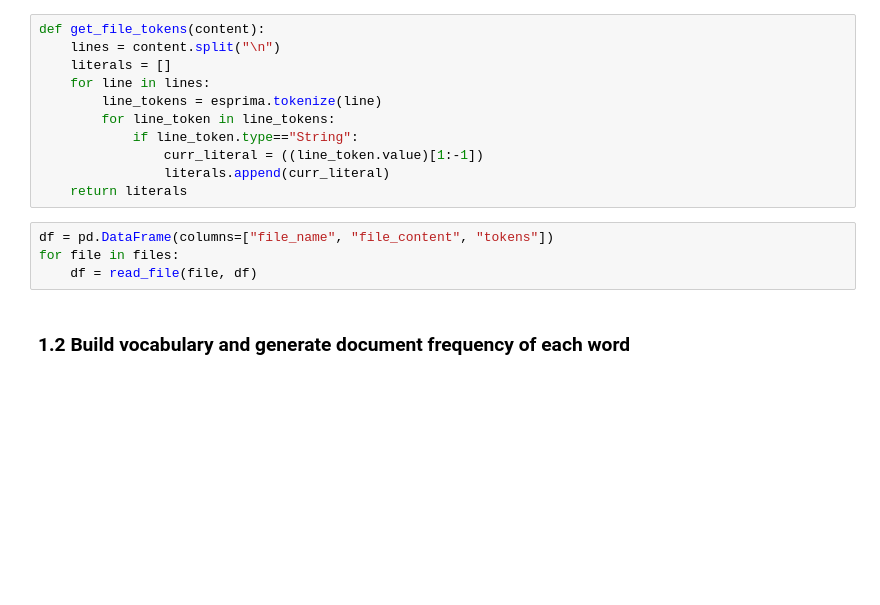
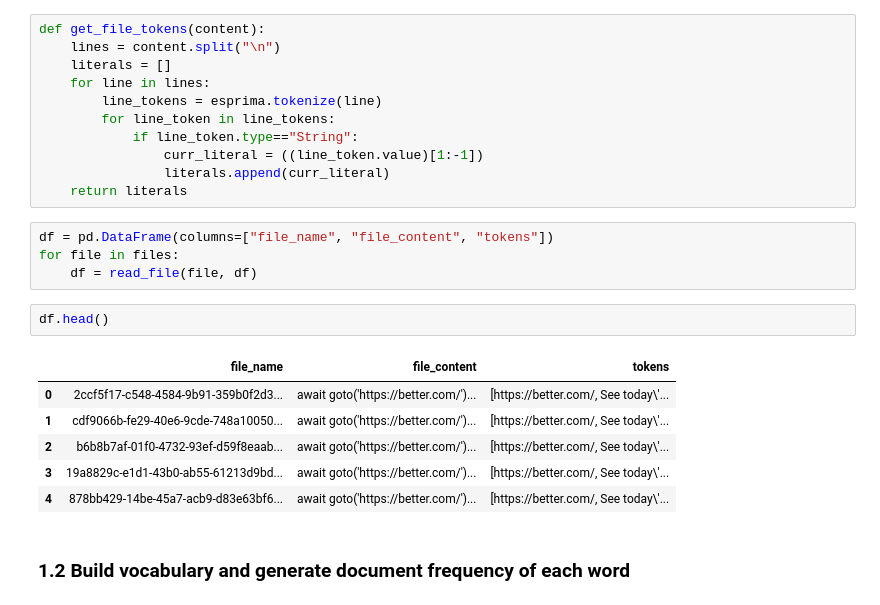
Before and after one commit to alluri1/tests-compression, a Jupyter notebook: notebooks/Identify variables.ipynb, the cells around one changed output. Cells and saved outputs as stored; diff of their text form; blank space fills up the shorter version.

```diff
--- a/notebooks/Identify variables.ipynb
+++ b/notebooks/Identify variables.ipynb
@@ -42,6 +42,15 @@ def get_file_tokens(content):
 df = pd.DataFrame(columns=["file_name", "file_content", "tokens"])
 for file in files:
     df = read_file(file, df)
+# %%
+df.head()
+# %% [output]
+|  | file_name | file_content | tokens |
+| 0 | 2ccf5f17-c548-4584-9b91-359b0f2d3... | await goto('https://better.com/')... | [https://better.com/, See today\'... |
+| 1 | cdf9066b-fe29-40e6-9cde-748a10050... | await goto('https://better.com/')... | [https://better.com/, See today\'... |
+| 2 | b6b8b7af-01f0-4732-93ef-d59f8eaab... | await goto('https://better.com/')... | [https://better.com/, See today\'... |
+| 3 | 19a8829c-e1d1-43b0-ab55-61213d9bd... | await goto('https://better.com/')... | [https://better.com/, See today\'... |
+| 4 | 878bb429-14be-45a7-acb9-d83e63bf6... | await goto('https://better.com/')... | [https://better.com/, See today\'... |
 # %% [markdown]
 ### 1.2 Build vocabulary and generate document frequency of each word
 # %% [markdown]
```
Also changed, not shown: parts of 17 cells of this notebook, 3 other files.
